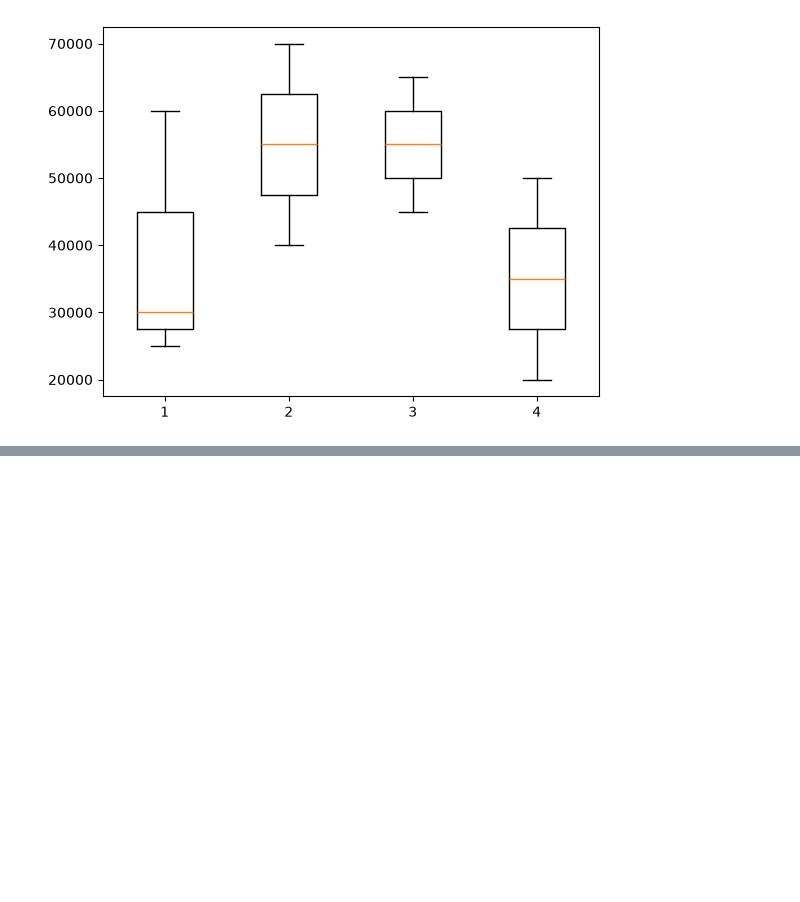
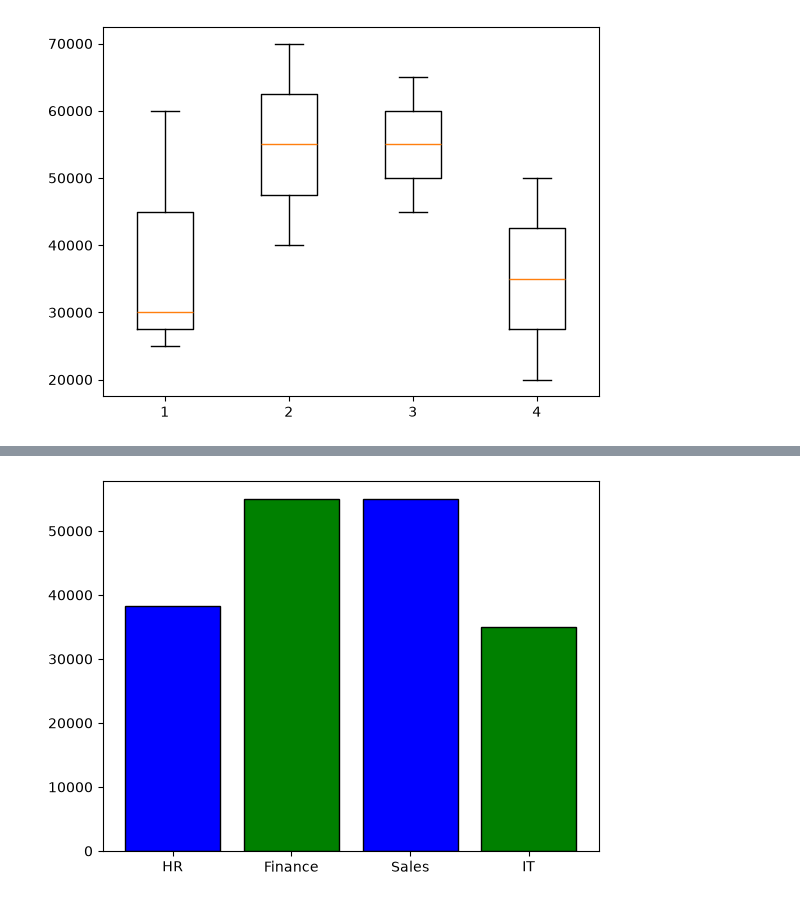
Before and after one commit to Ananya-G-Bharadwaj-Hassan/Python_practice, a Jupyter notebook: Matplotlib/demo.ipynb, the cells around one changed output, grey strips where cells are left out. Cells and saved outputs as stored; diff of their text form; code cells hidden in the pictures; blank space fills up the shorter version.

```diff
--- a/Matplotlib/demo.ipynb
+++ b/Matplotlib/demo.ipynb
@@ -179,0 +189,12 @@ plt.boxplot([hr_sal,fin_sal,sales_sal,it_sal])
+# %%
+#bar plot
+
+hr_mean=sum(hr_sal)/len(hr_sal)
+fin_mean=sum(fin_sal)/len(fin_sal)
+sales_mean=sum(sales_sal)/len(sales_sal)
+it_mean=sum(it_sal)/len(it_sal)
+
+plt.bar(["HR","Finance","Sales","IT"],[hr_mean,fin_mean,sales_mean,it_mean],color=["blue","green"],edgecolor="black")
+plt.show()
+# %% [output]
+[figure, added]
```
Also changed, not shown: parts of 1 cell of this notebook, 2 other files.
